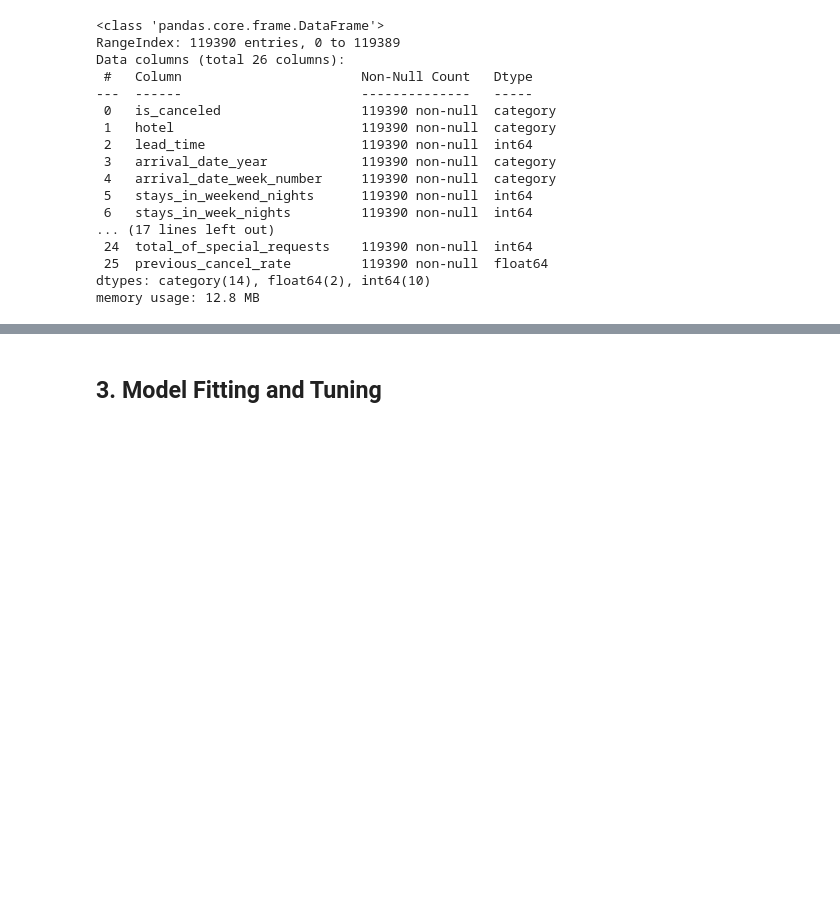
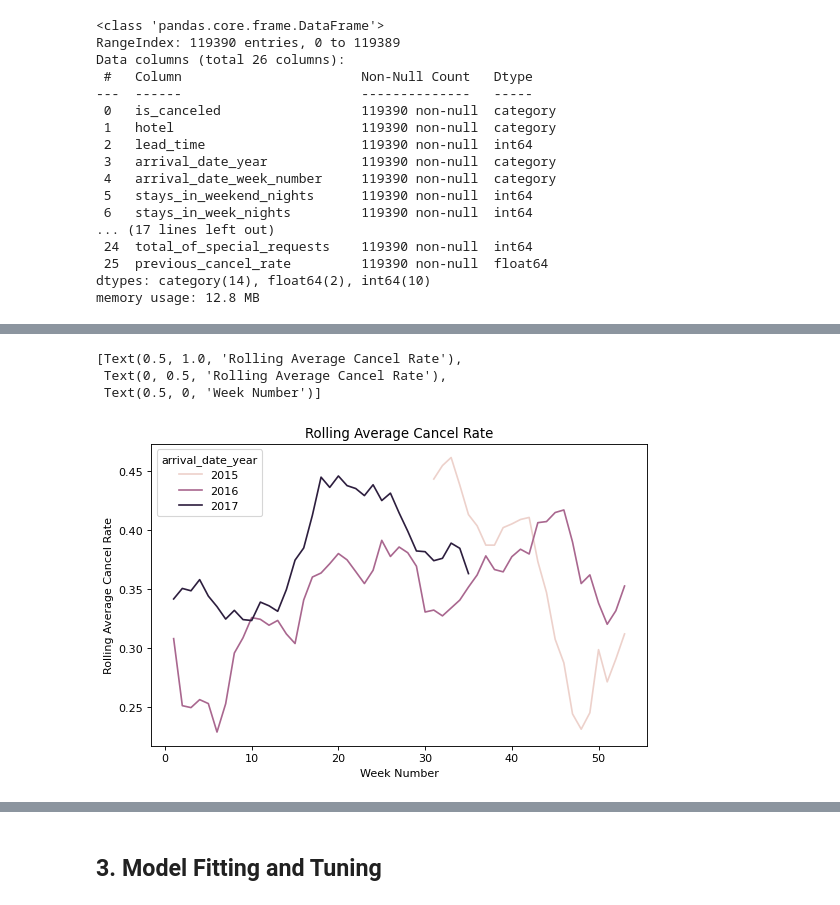
Before and after one commit to Machine-Learning-in-Python-Group-24/Machine-Learning-in-Python-Group-24, a Jupyter notebook: Project 2/project2.ipynb, the cells around one changed output, grey strips where cells are left out. Saved outputs shown, nothing was run; the diff lists cells and outputs as text; code cells hidden in the pictures; blank space fills up the shorter version.

```diff
--- a/Project 2/project2.ipynb
+++ b/Project 2/project2.ipynb
@@ -175,0 +243,11 @@ memory usage: 12.8 MB
+# %%
+count_cancel["cancel_rate_ma"] = count_cancel["is_canceled"].rolling(window = 5).mean()
+
+sns.lineplot(data = count_cancel, x = "arrival_date_week_number",
+             y = "cancel_rate_ma", hue = "arrival_date_year").set(title = "Rolling Average Cancel Rate",
+                                                                  ylabel = "Rolling Average Cancel Rate", xlabel = "Week Number")
+# %% [output]
+[Text(0.5, 1.0, 'Rolling Average Cancel Rate'),
+ Text(0, 0.5, 'Rolling Average Cancel Rate'),
+ Text(0.5, 0, 'Week Number')]
+[figure, added]
```
Also changed, not shown: parts of 43 cells of this notebook.
